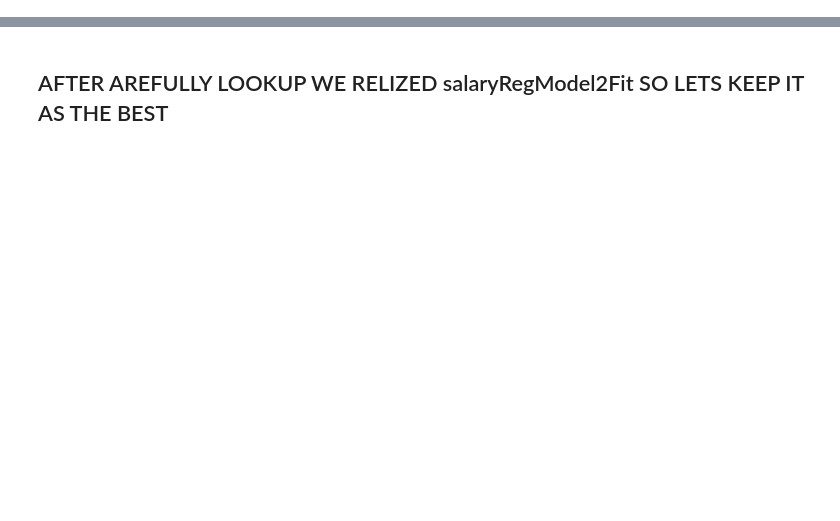
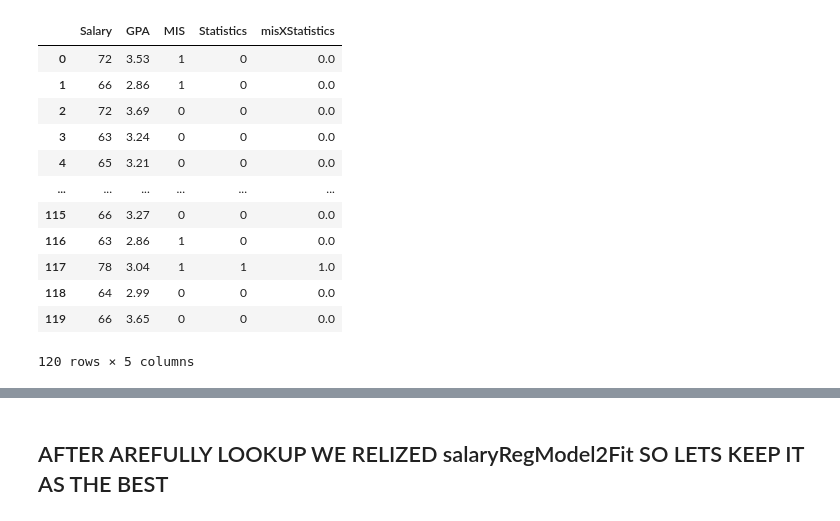
Before and after one commit to taoyuma/live-class-codes, a Jupyter notebook: notebooks/s6/Advance regression1.ipynb, the cells around one changed output, grey strips where cells are left out. Saved outputs shown, nothing was run; the diff lists cells and outputs as text; code cells hidden in the pictures; blank space fills up the shorter version.

```diff
--- a/notebooks/s6/Advance regression1.ipynb
+++ b/notebooks/s6/Advance regression1.ipynb
@@ -105,8 +256,22 @@ sallaryMisDf
 # %%
-sallaryMisDf["misXStatistics"] = sallaryMisDf["MIS"] * sallaryMisDf["Statistics"]
+# sallaryMisDf["misXStatistics"] = sallaryMisDf["MIS"] * sallaryMisDf["Statistics"]
 sallaryMisDf['misXStatistics'] = sallaryMisDf.apply(lambda row: row['MIS'] * row['Statistics'], axis=1)
 
 sallaryMisDf
+# %% [output]
+|  | Salary | GPA | MIS | Statistics | misXStatistics |
+| 0 | 72 | 3.53 | 1 | 0 | 0.0 |
+| 1 | 66 | 2.86 | 1 | 0 | 0.0 |
+| 2 | 72 | 3.69 | 0 | 0 | 0.0 |
+| 3 | 63 | 3.24 | 0 | 0 | 0.0 |
+| 4 | 65 | 3.21 | 0 | 0 | 0.0 |
+| ... | ... | ... | ... | ... | ... |
+| 115 | 66 | 3.27 | 0 | 0 | 0.0 |
+| 116 | 63 | 2.86 | 1 | 0 | 0.0 |
+| 117 | 78 | 3.04 | 1 | 1 | 1.0 |
+| 118 | 64 | 2.99 | 0 | 0 | 0.0 |
+| 119 | 66 | 3.65 | 0 | 0 | 0.0 |
+120 rows × 5 columns
 # %%
 def salaryRegModel2Transformer(dataForTransfer = None):
     import pandas as pd
```
Also changed, not shown: parts of 34 cells of this notebook.
